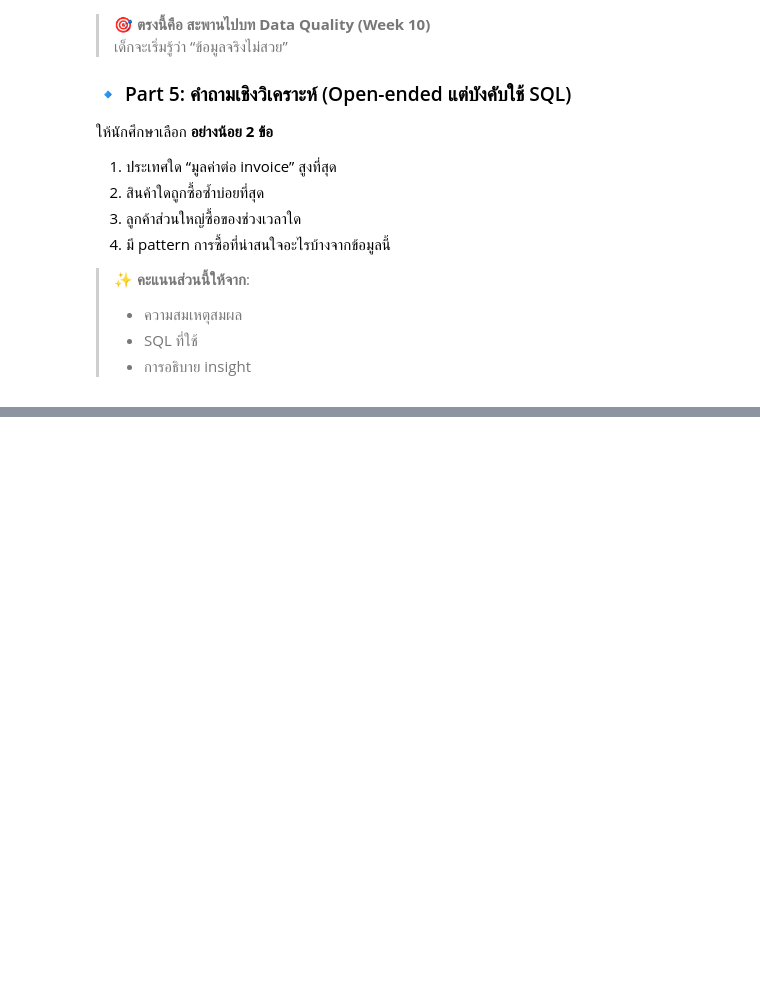
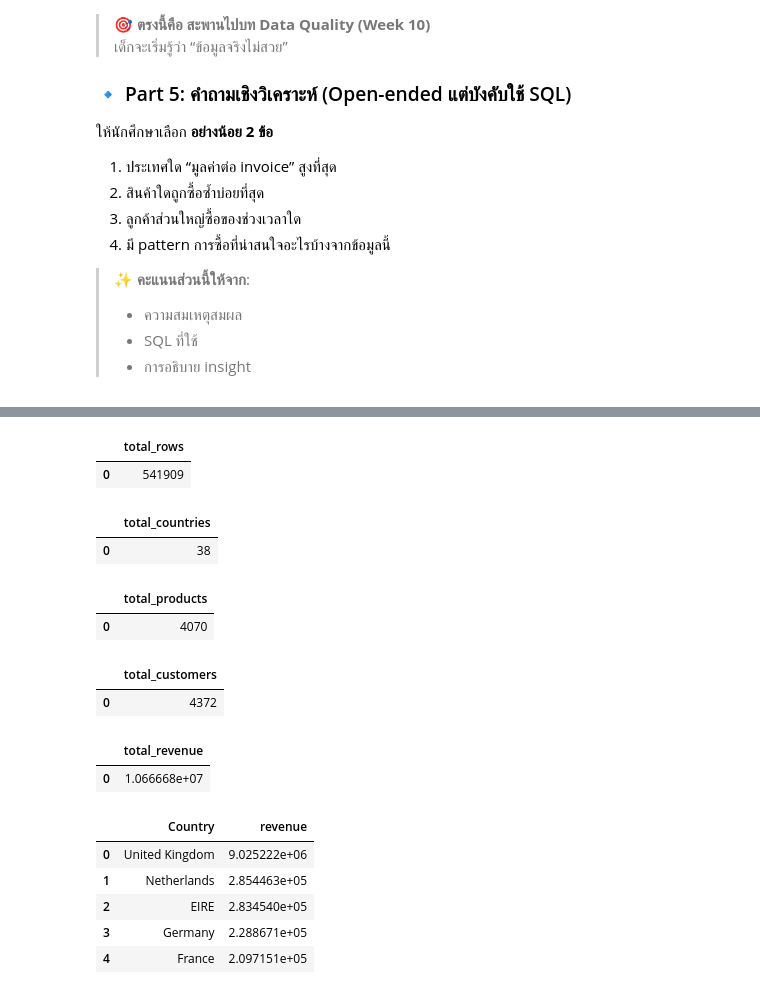
Before and after one commit to immyyummyx/128-356-Big-Data, a Jupyter notebook: bigdata_week3_sql_duckdb_to_spark.ipynb, the cells around one changed output, grey strips where cells are left out. Cells and saved outputs as stored; diff of their text form; code cells hidden in the pictures; blank space fills up the shorter version.

```diff
--- a/bigdata_week3_sql_duckdb_to_spark.ipynb
+++ b/bigdata_week3_sql_duckdb_to_spark.ipynb
@@ -822,0 +976,59 @@ spark.sql(spark_sql).show()
+# %%
+con.sql("""
+SELECT COUNT(*) AS total_rows
+FROM online_retail
+""").df()
+# %% [output]
+|  | total_rows |
+| 0 | 541909 |
+# %%
+con.sql("""
+SELECT COUNT(DISTINCT Country) AS total_countries
+FROM online_retail
+""").df()
+# %% [output]
+|  | total_countries |
+| 0 | 38 |
+# %%
+con.sql("""
+SELECT COUNT(DISTINCT StockCode) AS total_products
+FROM online_retail
+""").df()
+# %% [output]
+|  | total_products |
+| 0 | 4070 |
+# %%
+con.sql("""
+SELECT COUNT(DISTINCT CustomerID) AS total_customers
+FROM online_retail
+WHERE CustomerID IS NOT NULL
+""").df()
+# %% [output]
+|  | total_customers |
+| 0 | 4372 |
+# %%
+con.sql("""
+SELECT SUM(Quantity * UnitPrice) AS total_revenue
+FROM online_retail
+WHERE Quantity > 0 AND UnitPrice > 0
+""").df()
+# %% [output]
+|  | total_revenue |
+| 0 | 1.066668e+07 |
+# %%
+con.sql("""
+SELECT Country,
+       SUM(Quantity * UnitPrice) AS revenue
+FROM online_retail
+WHERE Quantity > 0 AND UnitPrice > 0
+GROUP BY Country
+ORDER BY revenue DESC
+LIMIT 5
+""").df()
+# %% [output]
+|  | Country | revenue |
+| 0 | United Kingdom | 9.025222e+06 |
+| 1 | Netherlands | 2.854463e+05 |
+| 2 | EIRE | 2.834540e+05 |
+| 3 | Germany | 2.288671e+05 |
+| 4 | France | 2.097151e+05 |
```
Also changed, not shown: parts of 24 cells of this notebook.
